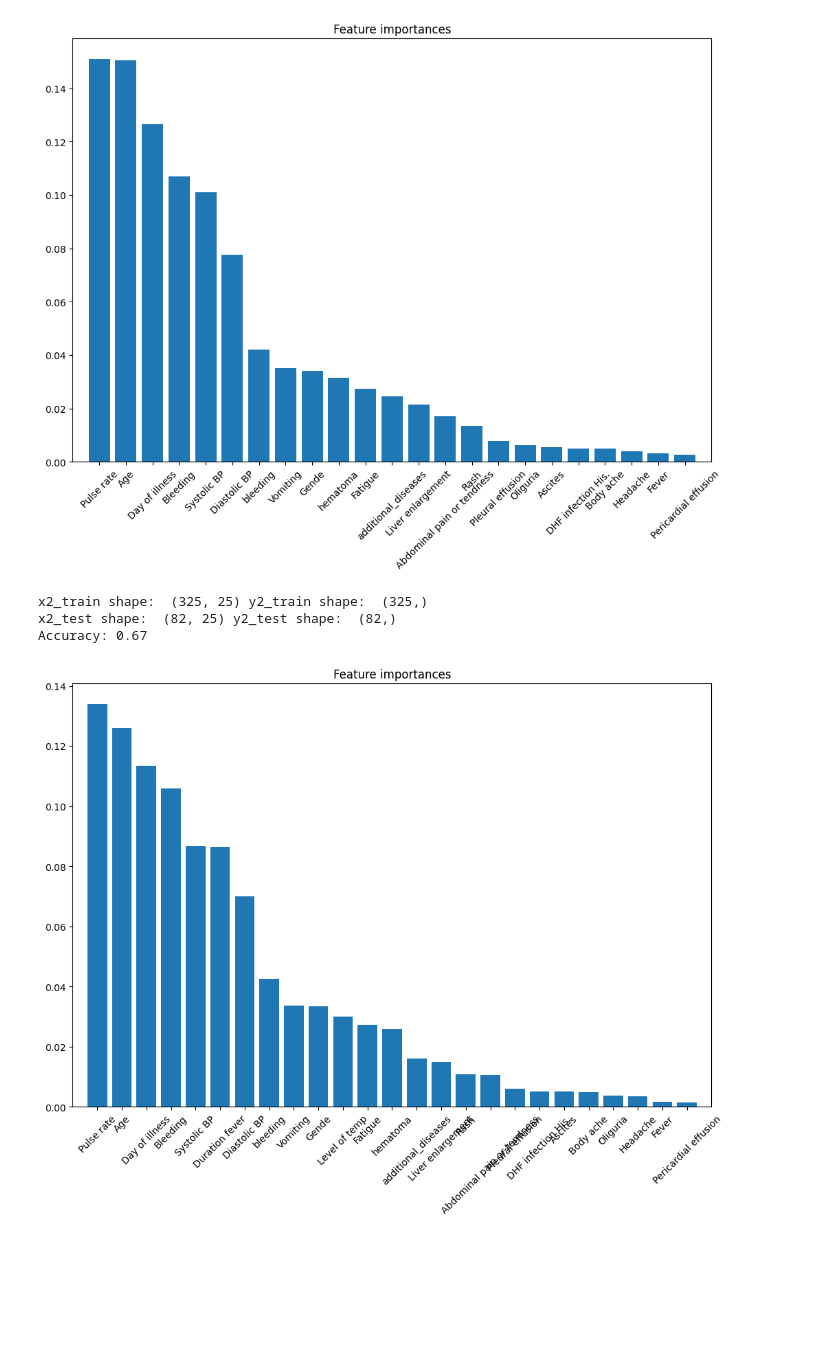
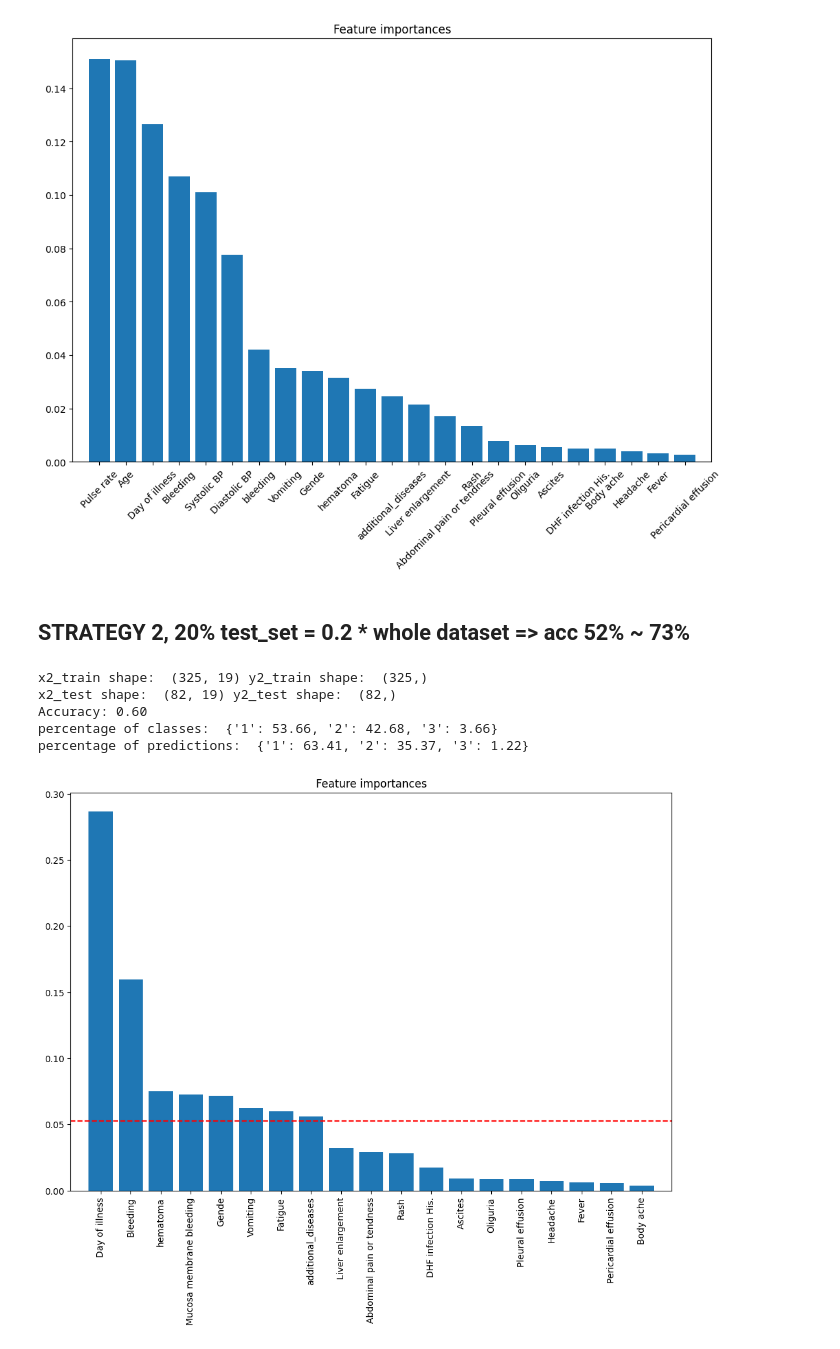
Before and after one commit to khnam-ng/SevereDengueFever, a Jupyter notebook: src/1st_try.ipynb, the cells around one changed output. Drawn from its saved outputs; the diff is of its cells as text; code cells hidden in the pictures; blank space fills up the shorter version.

```diff
--- a/src/1st_try.ipynb
+++ b/src/1st_try.ipynb
@@ -32,7 +32,13 @@ df.iloc[np.where(df == '8(nặng xin về)')] = 8
 for i in heart_index:
     df[i] = pd.to_numeric(df[i], errors='coerce')
     print(f"{i}: {df[str(i)].mean()}")
-    print("Diastolic BP < 80: Huyết áp tối ưu /n Systolic BP <= 130: Huyết áp bình thường, 130<x<140: Tiền tăng huyết áp")
+print("\nDiastolic BP < 80: Huyết áp tối ưu \nSystolic BP <= 130: Huyết áp bình thường, 130<x<140: Tiền tăng huyết áp")
+
+df.drop(heart_index, axis=1, inplace=True)
+
+uniques, counts = np.unique(df['Diagnosis'], return_counts=True)
+print('\nDiagnosis\'s classes: ',dict(zip(uniques, np.round(counts * 100 / len(df['Diagnosis']), 2))))
+
 
 # hematoma group
 hema = df[hematoma_cols]
@@ -196,35 +219,72 @@ plt.show()
 # %% [output]
 [figure]
 [figure]
+# %% [markdown]
+## STRATEGY 2, 20% test_set = 0.2 * whole dataset => acc 52% ~ 73%
 # %%
 # strategy 2, 20% test_set = 0.2 * whole dataset => acc 52% ~ 73%
-df_train = df.loc[:, :'Oliguria'].copy()
+df_train = df.drop(missing_2017, axis=1).copy().loc[:, :'Oliguria']
 X = df_train.drop(columns=['Diagnosis'], axis=1)
 Y = df_train['Diagnosis']
 
-x2_train, x2_test, y2_train, y2_test = train_test_split(X, Y, test_size=0.2, random_state=42 )
+x2_train, x2_test, y2_train, y2_test = train_test_split(X, Y, test_size=0.2, random_state=None)
 print('x2_train shape: ', x2_train.shape, 'y2_train shape: ',  y2_train.shape)
 print('x2_test shape: ', x2_test.shape, 'y2_test shape: ',  y2_test.shape)
 
 rf_2 = RandomForestClassifier(n_estimators=100, random_state=42)
 rf_2.fit(x2_train, y2_train)
 
 y2_pred = rf_2.predict(x2_test)
 accuracy = accuracy_score(y2_test, y2_pred)
 print(f"Accuracy: {accuracy:.2f}")
 # print(classification_report(y2_test, y2_pred))
 
+uniques, counts = np.unique(y2_test, return_counts=True)
+print('percentage of classes: ',dict(zip(uniques, np.round(counts * 100 / len(y2_test), 2))))
+uniques, counts = np.unique(y2_pred, return_counts=True)
+print('percentage of predictions: ',dict(zip(uniques, np.round(counts * 100 / len(y2_pred), 2))))
+
 importances = rf_2.feature_importances_
 indices = np.argsort(importances)[::-1]
 features = x2_train.columns
 plt.figure(figsize=(12, 8))
 plt.title("Feature importances")
 plt.bar(range(x2_train.shape[1]), importances[indices], align="center")
-plt.xticks(range(x2_train.shape[1]), features[indices], rotation=45)
+plt.xticks(range(x2_train.shape[1]), features[indices], rotation=90)
 plt.xlim([-1, x2_train.shape[1]])
+plt.axhline(y=importances.mean(), color='r', linestyle='--')
 plt.show()
+
+### ROC curve
+
+# Get Predicted Probabilities for Each Class
+y2_probs = rf_2.predict_proba(x2_test)  # Shape: (num_samples, num_classes)
+y2_bin = label_binarize(df['Diagnosis'].to_numpy(), classes=np.unique(df['Diagnosis'].to_numpy()))  # Binarize the labels
+y2_test_bin = label_binarize(y2_test, classes=np.unique(y2_test))  # Binarize the test labels
+# Compute ROC Curve for Each Class
+fpr = {}
+tpr = {}
+roc_auc = {}
+
+plt.figure(figsize=(8,6))
+for i in range(y2_bin.shape[1]):  # Loop over each class
+    fpr[i], tpr[i], _ = roc_curve(y2_test_bin[:, i], y2_probs[:, i])
+    roc_auc[i] = auc(fpr[i], tpr[i])
+    plt.plot(fpr[i], tpr[i], label=f'Class {i+1} (AUC = {roc_auc[i]:.2f})')
+
+# Plot the Random Classifier Line
+plt.plot([0, 1], [0, 1], color="gray", linestyle="--")  # Baseline
+
+# Final Plot Customization
+plt.xlabel("False Positive Rate (FPR)")
+plt.ylabel("True Positive Rate (TPR)")
+plt.title("Multi-Class ROC Curve for Random Forest")
+plt.legend(loc="lower right")
+plt.show()
 # %% [output]
-x2_train shape:  (325, 25) y2_train shape:  (325,)
-x2_test shape:  (82, 25) y2_test shape:  (82,)
-Accuracy: 0.67
+x2_train shape:  (325, 19) y2_train shape:  (325,)
+x2_test shape:  (82, 19) y2_test shape:  (82,)
+Accuracy: 0.60
+percentage of classes:  {'1': 53.66, '2': 42.68, '3': 3.66}
+percentage of predictions:  {'1': 63.41, '2': 35.37, '3': 1.22}
-[figure, old version]
+[figure, new version]
```
Also changed, not shown: parts of 22 cells of this notebook, 1 other file.
